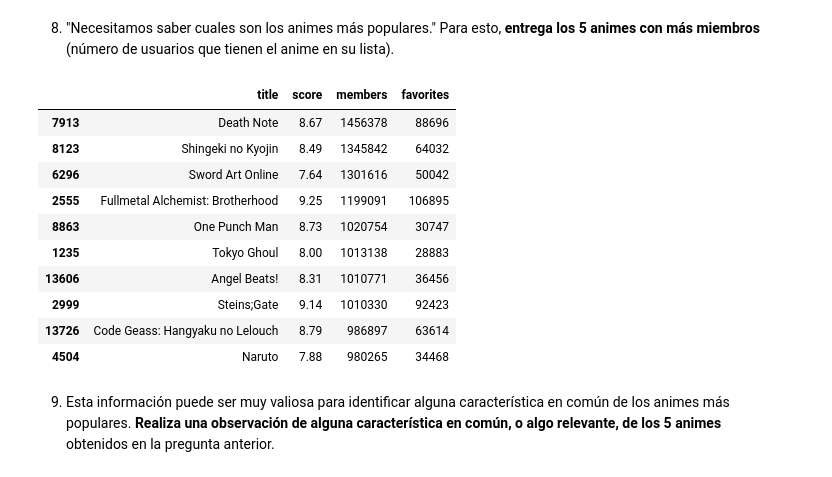
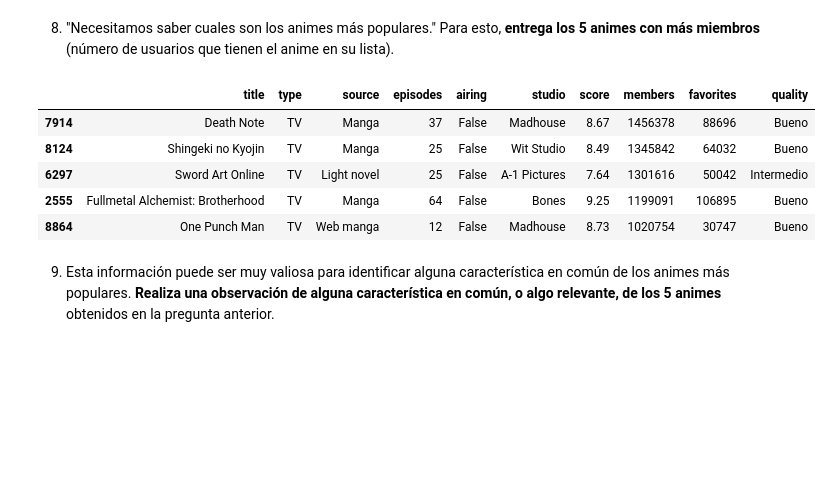
Before and after one commit to astromai/Laboratorios-Mineria-de-Datos-CC5205, a Jupyter notebook: Laboratorio_1.ipynb, the cells around one changed output. Saved outputs shown, nothing was run; the diff lists cells and outputs as text; code cells hidden in the pictures; blank space fills up the shorter version.

```diff
--- a/Laboratorio_1.ipynb
+++ b/Laboratorio_1.ipynb
@@ -236,5 +258,6 @@ Con el objetivo de tener toda la información en un solo dataframe, y así poder
 # %% [markdown]
 7. Junte ambos dataframes en uno solo **a través de la columna "title"** con un **inner join**, y **muestre los primeros 5 registros** de este nuevo dataframe.
 # %%
-pd.merge(df_anime, df_stats, on="title").head()
+df_innerJoin = pd.merge(df_anime, df_stats, on='title')
+df_innerJoin.head()
 # %% [output]
@@ -253,19 +276,14 @@ Para esto, tu jefe te ha solicitado las siguientes tareas:
 # %% [markdown]
 8. "Necesitamos saber cuales son los animes más populares." Para esto, **entrega los 5 animes con más miembros** (número de usuarios que tienen el anime en su lista).
 # %%
-df_stats.sort_values(by="members", ascending=False).head(10)
+df_innerJoin.sort_values(by="members", ascending=False).head()
 # %% [output]
-|  | title | score | members | favorites |
-| 7913 | Death Note | 8.67 | 1456378 | 88696 |
-| 8123 | Shingeki no Kyojin | 8.49 | 1345842 | 64032 |
-| 6296 | Sword Art Online | 7.64 | 1301616 | 50042 |
-| 2555 | Fullmetal Alchemist: Brotherhood | 9.25 | 1199091 | 106895 |
-| 8863 | One Punch Man | 8.73 | 1020754 | 30747 |
-| 1235 | Tokyo Ghoul | 8.00 | 1013138 | 28883 |
-| 13606 | Angel Beats! | 8.31 | 1010771 | 36456 |
-| 2999 | Steins;Gate | 9.14 | 1010330 | 92423 |
-| 13726 | Code Geass: Hangyaku no Lelouch | 8.79 | 986897 | 63614 |
-| 4504 | Naruto | 7.88 | 980265 | 34468 |
+|  | title | type | source | episodes | airing | studio | score | members | favorites | quality |
+| 7914 | Death Note | TV | Manga | 37 | False | Madhouse | 8.67 | 1456378 | 88696 | Bueno |
+| 8124 | Shingeki no Kyojin | TV | Manga | 25 | False | Wit Studio | 8.49 | 1345842 | 64032 | Bueno |
+| 6297 | Sword Art Online | TV | Light novel | 25 | False | A-1 Pictures | 7.64 | 1301616 | 50042 | Intermedio |
+| 2555 | Fullmetal Alchemist: Brotherhood | TV | Manga | 64 | False | Bones | 9.25 | 1199091 | 106895 | Bueno |
+| 8864 | One Punch Man | TV | Web manga | 12 | False | Madhouse | 8.73 | 1020754 | 30747 | Bueno |
 # %% [markdown]
 9. Esta información puede ser muy valiosa para identificar alguna característica en común de los animes más populares. **Realiza una observación de alguna característica en común, o algo relevante, de los 5 animes** obtenidos en la pregunta anterior.
 # %% [markdown]
```
Also changed, not shown: parts of 16 cells of this notebook.
